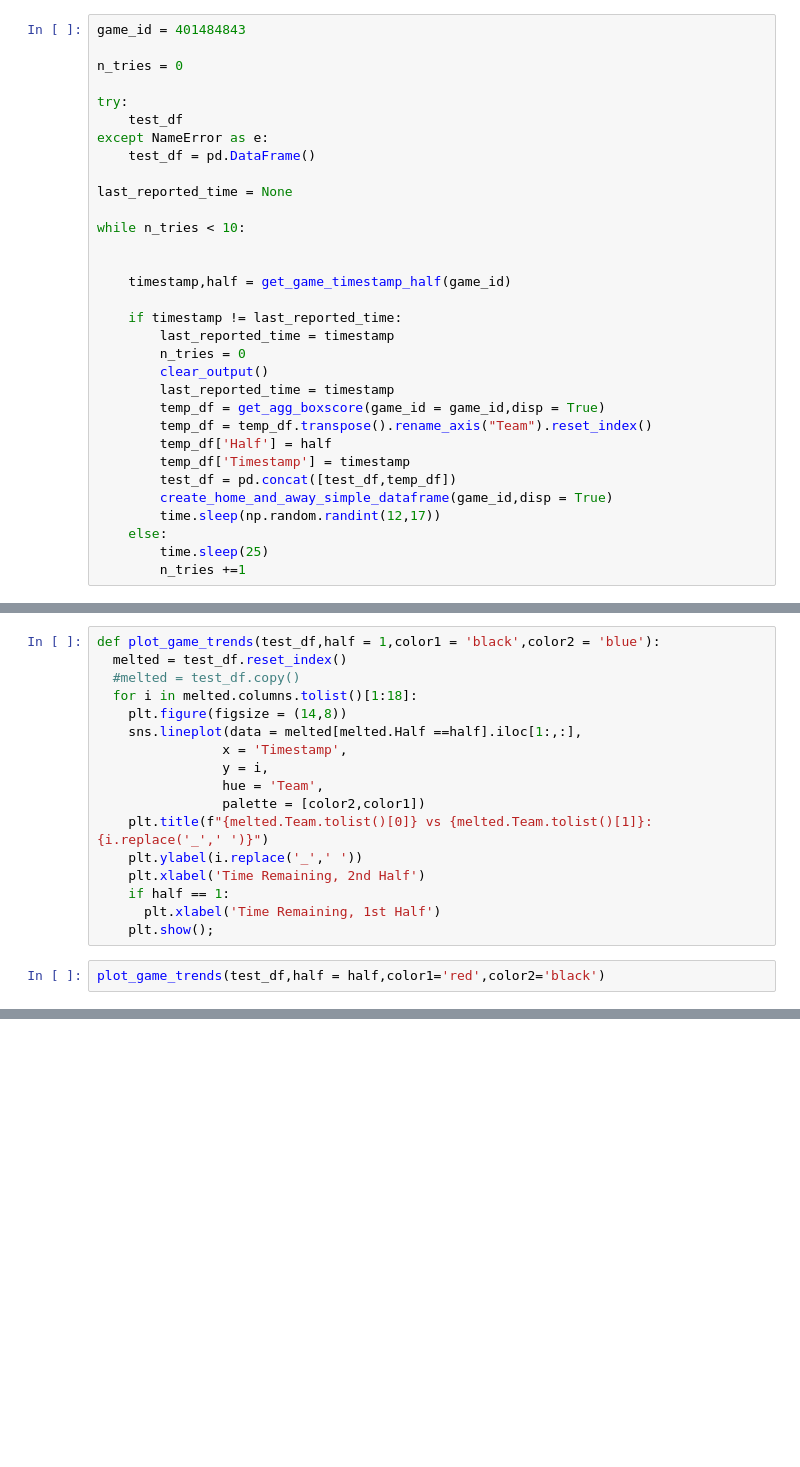
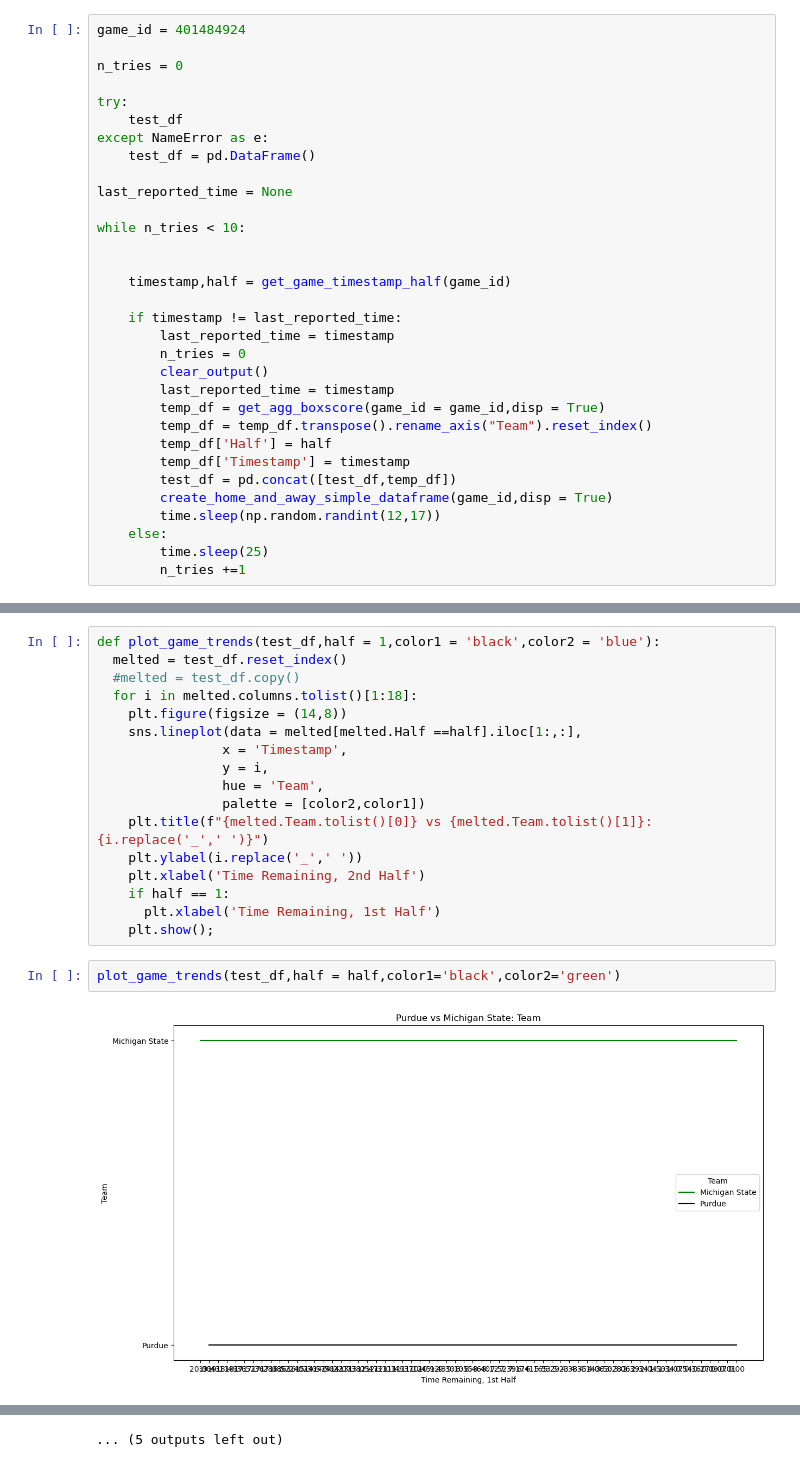
Before and after one commit to fmathews11/CBB_2023, a Jupyter notebook: during_game_notebook.ipynb, the cells around one changed output, grey strips where cells are left out. Drawn from its saved outputs; the diff is of its cells as text; blank space fills up the shorter version.

```diff
--- a/during_game_notebook.ipynb
+++ b/during_game_notebook.ipynb
@@ -122,5 +32,5 @@ create_home_and_away_simple_dataframe('401484843',disp=True)
 # %%
-game_id = 401484843
+game_id = 401484924
 
 n_tries = 0
 
@@ -171,4 +123,6 @@ def plot_game_trends(test_df,half = 1,color1 = 'black',color2 = 'blue'):
       plt.xlabel('Time Remaining, 1st Half')
     plt.show();
 # %%
-plot_game_trends(test_df,half = half,color1='red',color2='black')
+plot_game_trends(test_df,half = half,color1='black',color2='green')
+# %% [output]
+[figure, added]
@@ -174,0 +140 @@ plot_game_trends(test_df,half = half,color1='red',color2='black')
+... (5 outputs left out)
```
Also changed, not shown: parts of 4 cells of this notebook.
